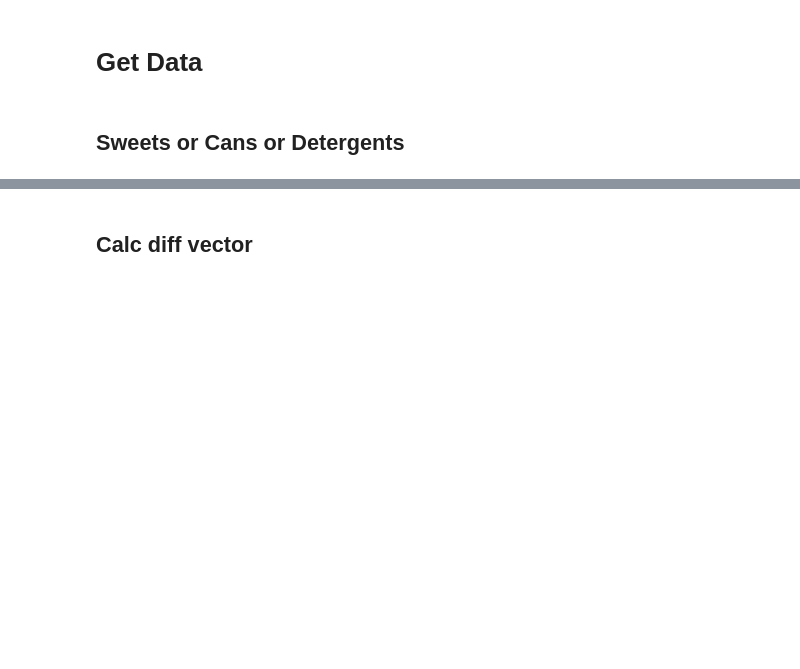
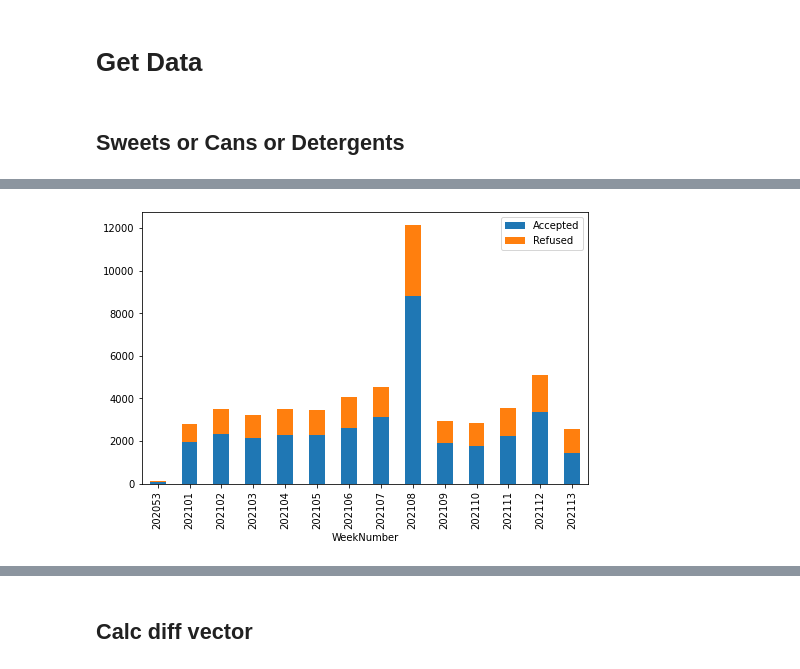
Before and after one commit to DanielKorenDataScience/ClassificationProject, a Jupyter notebook: Classification_Shufersal_Presentation.ipynb, the cells around one changed output, grey strips where cells are left out. Cells and saved outputs as stored; diff of their text form; code cells hidden in the pictures; blank space fills up the shorter version.

```diff
--- a/Classification_Shufersal_Presentation.ipynb
+++ b/Classification_Shufersal_Presentation.ipynb
@@ -57,0 +92,10 @@ Sweets.csv
+# %%
+df_cp['Refused'] = np.where(df_cp.CorrelateItemStatusCode==0, 1, 0)
+df_cp = df_cp.rename(columns={'CorrelateItemStatusCode': 'Accepted'})
+# %%
+df_plot = df_cp.groupby(['WeekNumber'])[['Accepted','Refused']].sum().reset_index()
+# %%
+df_plot.set_index('WeekNumber').plot(kind='bar', stacked=True, figsize=(8,5))
+plt.show()
+# %% [output]
+[figure, added]
```
Also changed, not shown: parts of 12 cells of this notebook.
